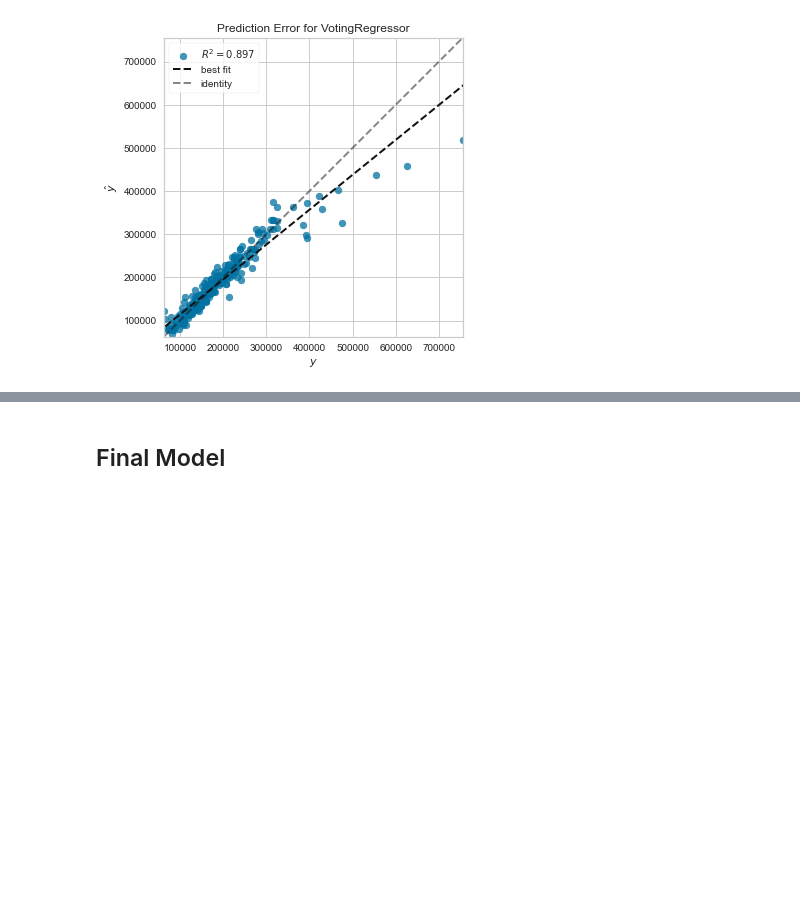
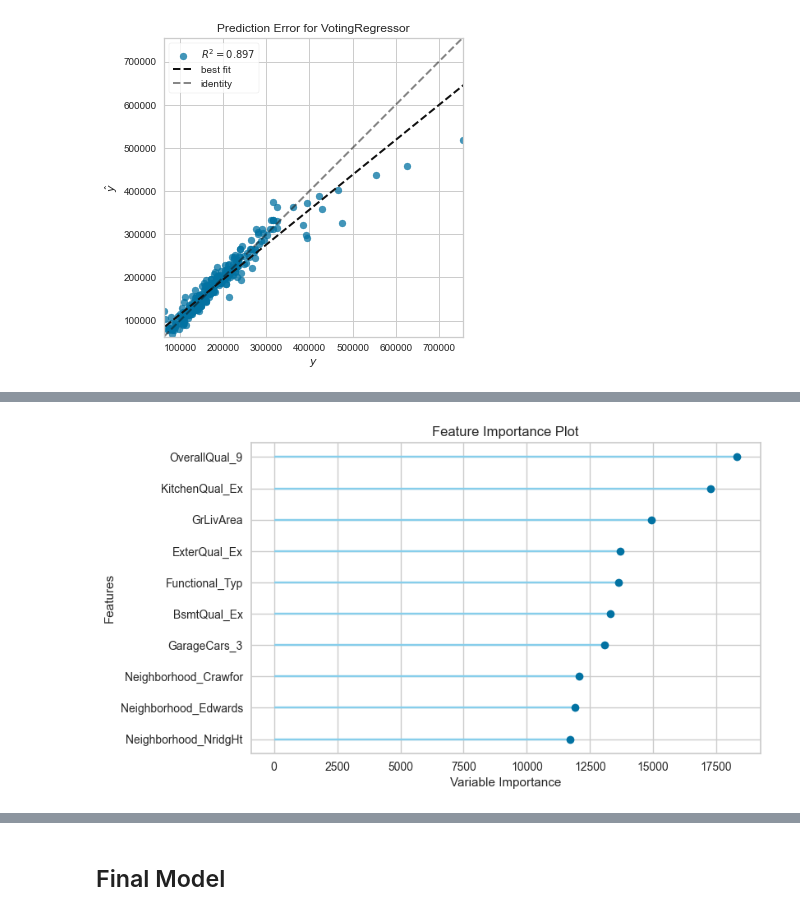
Before and after one commit to h131177/DAT158-ML-Oblig2, a Jupyter notebook: ML_Oblig2.ipynb, the cells around one changed output, grey strips where cells are left out. Cells and saved outputs as stored; diff of their text form; code cells hidden in the pictures; blank space fills up the shorter version.

```diff
--- a/ML_Oblig2.ipynb
+++ b/ML_Oblig2.ipynb
@@ -443,0 +447,4 @@ plot_model(tuned_best_models[0], plot='feature')
+# %%
+plot_model(best_models[1], plot='feature')
+# %% [output]
+[figure, added]
```
Also changed, not shown: parts of 14 cells of this notebook, 2 other files.
